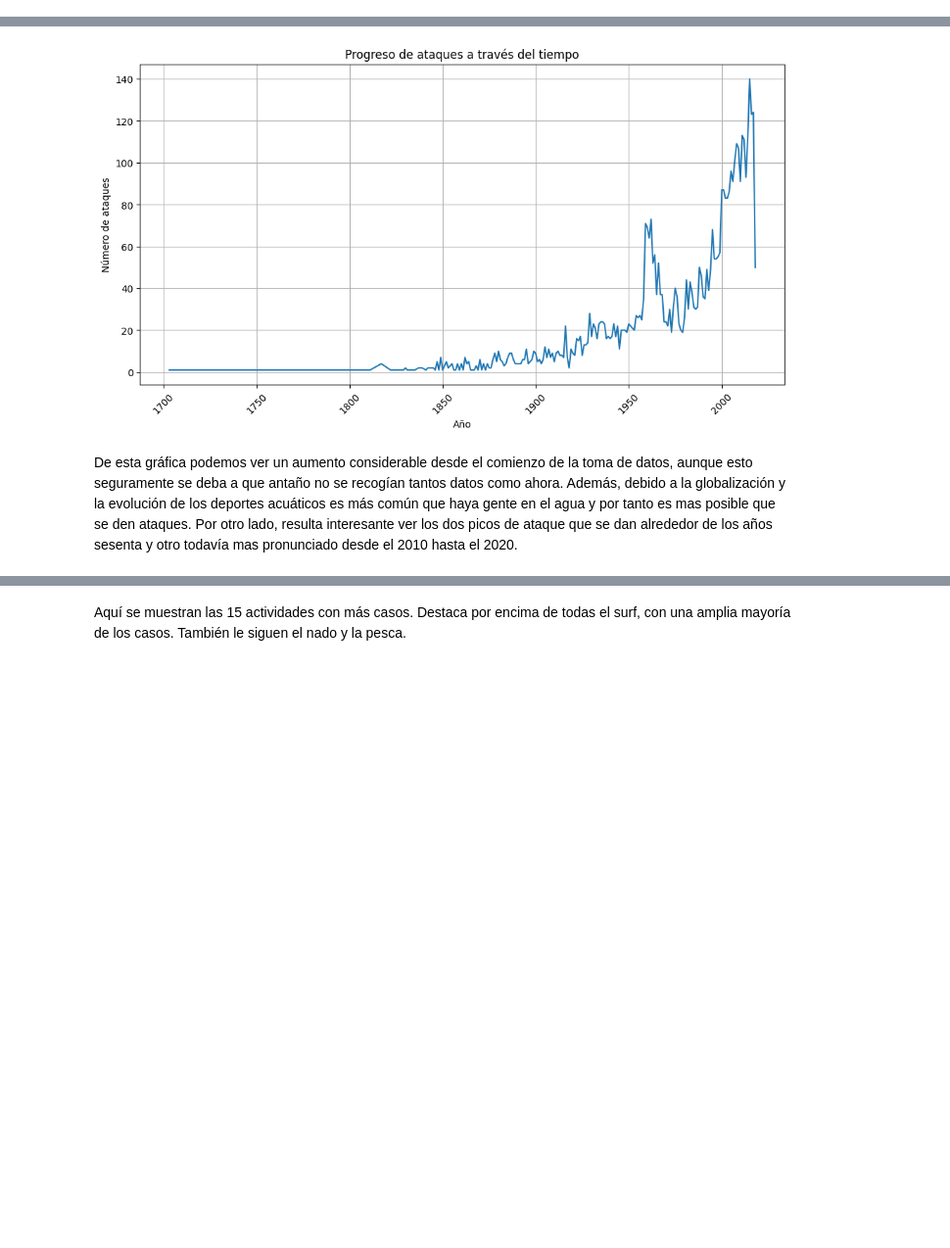
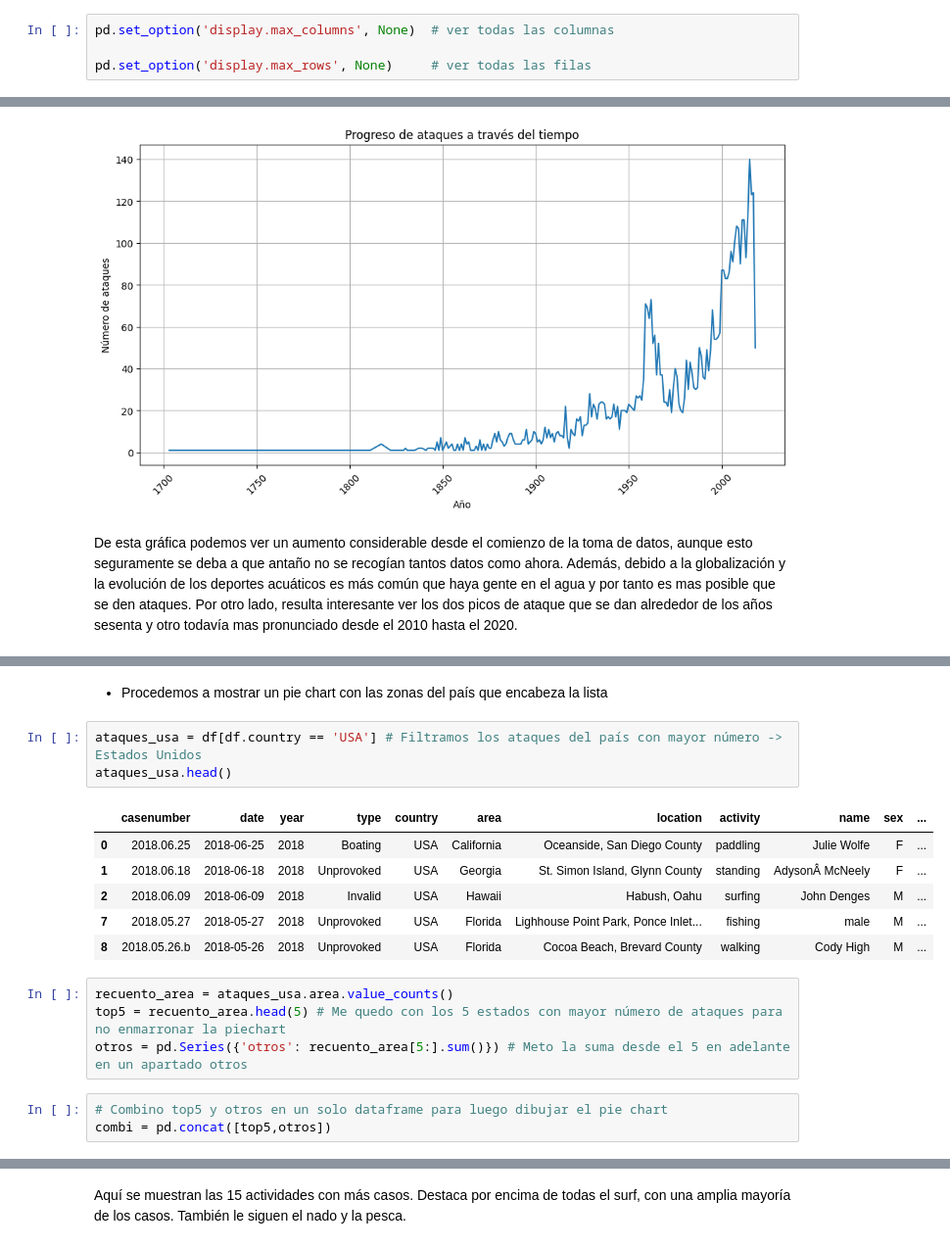
Before and after one commit to Jacobomb/PandasProjectJMB, a Jupyter notebook: notebooks/analysis.ipynb, the cells around one changed output, grey strips where cells are left out. Shown at 98% size. Drawn from its saved outputs; the diff is of its cells as text; blank space fills up the shorter version.

```diff
--- a/notebooks/analysis.ipynb
+++ b/notebooks/analysis.ipynb
@@ -8,6 +8,10 @@ import matplotlib.pyplot as plt # He encntrado esta librería para graficar el n
 # %%
 path = '../data/attacks_limpio.csv' # Definimos el path desde el que descargar el csv
 df = pd.read_csv(path, encoding = "ISO-8859-1")
+# %%
+pd.set_option('display.max_columns', None)  # ver todas las columnas
+
+pd.set_option('display.max_rows', None)     # ver todas las filas
 # %%
 df.head()
 # %% [output]
@@ -63,0 +56,19 @@ Name: count, dtype: int64
+# %% [markdown]
+* Procedemos a mostrar un pie chart con las zonas del país que encabeza la lista
+# %%
+ataques_usa = df[df.country == 'USA'] # Filtramos los ataques del país con mayor número -> Estados Unidos
+ataques_usa.head()
+# %% [output]
+|  | casenumber | date | year | type | country | area | location | activity | name | sex | ... |
+| 0 | 2018.06.25 | 2018-06-25 | 2018 | Boating | USA | California | Oceanside, San Diego County | paddling | Julie Wolfe | F | ... |
+| 1 | 2018.06.18 | 2018-06-18 | 2018 | Unprovoked | USA | Georgia | St. Simon Island, Glynn County | standing | AdysonÂ McNeely | F | ... |
+| 2 | 2018.06.09 | 2018-06-09 | 2018 | Invalid | USA | Hawaii | Habush, Oahu | surfing | John Denges | M | ... |
+| 7 | 2018.05.27 | 2018-05-27 | 2018 | Unprovoked | USA | Florida | Lighhouse Point Park, Ponce Inlet... | fishing | male | M | ... |
+| 8 | 2018.05.26.b | 2018-05-26 | 2018 | Unprovoked | USA | Florida | Cocoa Beach, Brevard County | walking | Cody High | M | ... |
+# %%
+recuento_area = ataques_usa.area.value_counts()
+top5 = recuento_area.head(5) # Me quedo con los 5 estados con mayor número de ataques para no enmarronar la piechart
+otros = pd.Series({'otros': recuento_area[5:].sum()}) # Meto la suma desde el 5 en adelante en un apartado otros
+# %%
+# Combino top5 y otros en un solo dataframe para luego dibujar el pie chart
+combi = pd.concat([top5,otros])
```
Also changed, not shown: parts of 8 cells of this notebook.
